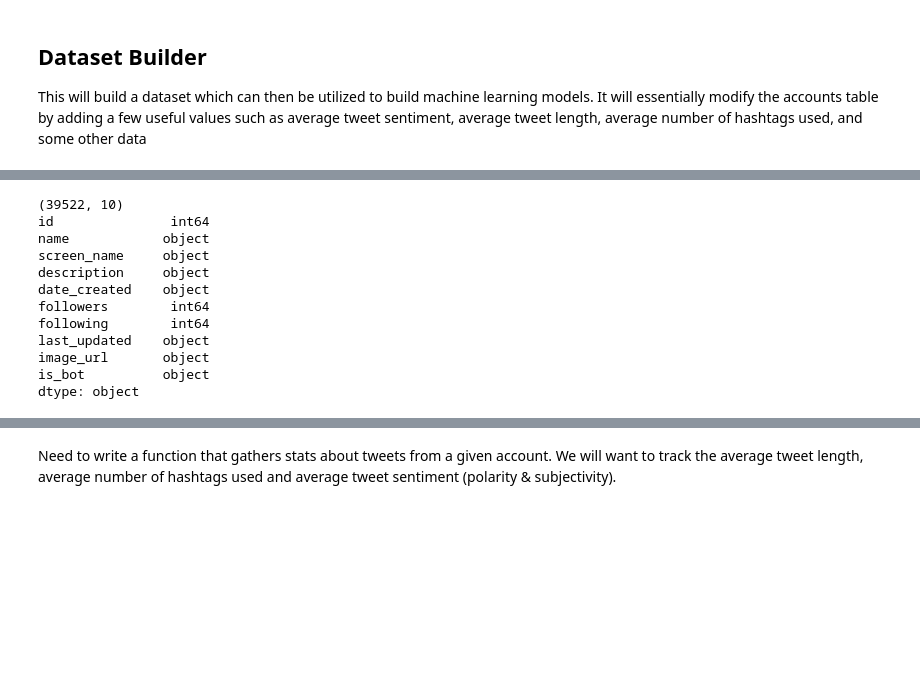
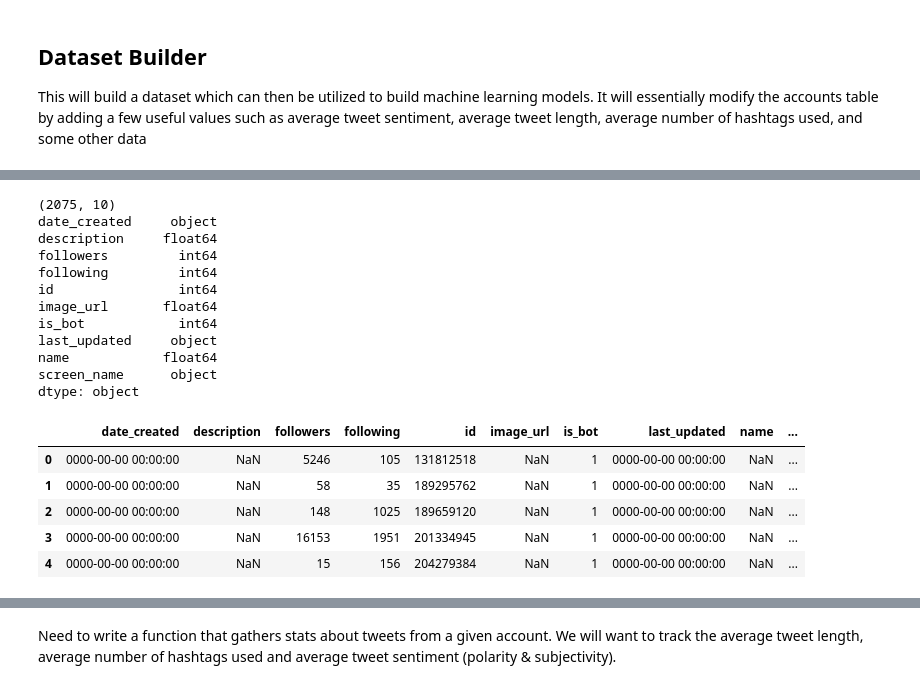
Before and after one commit to kansas-analytica/learning, a Jupyter notebook: notebooks/Dataset Builder.ipynb, the cells around one changed output, grey strips where cells are left out. Saved outputs shown, nothing was run; the diff lists cells and outputs as text; code cells hidden in the pictures; blank space fills up the shorter version.

```diff
--- a/notebooks/Dataset Builder.ipynb
+++ b/notebooks/Dataset Builder.ipynb
@@ -7,18 +32,33 @@ import pandas as pd
+# %%
+bots = pd.read_csv('../data/known_bots.csv')
+bots.drop('political_leaning', inplace = True, axis=1)
+bots.drop('account_category', inplace = True, axis=1)
+print(bots.shape)
+print(bots.dtypes)
+bots.head(5)
+# %% [output]
+(2075, 10)
+date_created     object
+description     float64
+followers         int64
+following         int64
+id                int64
+image_url       float64
+is_bot            int64
+last_updated     object
+name            float64
+screen_name      object
+dtype: object
+|  | date_created | description | followers | following | id | image_url | is_bot | last_updated | name | ... |
+| 0 | 0000-00-00 00:00:00 | NaN | 5246 | 105 | 131812518 | NaN | 1 | 0000-00-00 00:00:00 | NaN | ... |
+| 1 | 0000-00-00 00:00:00 | NaN | 58 | 35 | 189295762 | NaN | 1 | 0000-00-00 00:00:00 | NaN | ... |
+| 2 | 0000-00-00 00:00:00 | NaN | 148 | 1025 | 189659120 | NaN | 1 | 0000-00-00 00:00:00 | NaN | ... |
+| 3 | 0000-00-00 00:00:00 | NaN | 16153 | 1951 | 201334945 | NaN | 1 | 0000-00-00 00:00:00 | NaN | ... |
+| 4 | 0000-00-00 00:00:00 | NaN | 15 | 156 | 204279384 | NaN | 1 | 0000-00-00 00:00:00 | NaN | ... |
 # %%
-accounts = pd.read_csv('../data/data.csv')
-accounts.dropna(inplace=True)
-print(accounts.shape)
-print(accounts.dtypes)
+frames = [verified, bots]
+accounts = pd.concat(frames, sort = False)
+# accounts = pd.read_csv('../data/data.csv')
+# accounts.dropna(inplace=True)
+# print(accounts.shape)
+# print(accounts.dtypes)
-# %% [output]
-(39522, 10)
-id               int64
-name            object
-screen_name     object
-description     object
-date_created    object
-followers        int64
-following        int64
-last_updated    object
-image_url       object
-is_bot          object
-dtype: object
```
Also changed, not shown: parts of 11 cells of this notebook, 5 other files.
